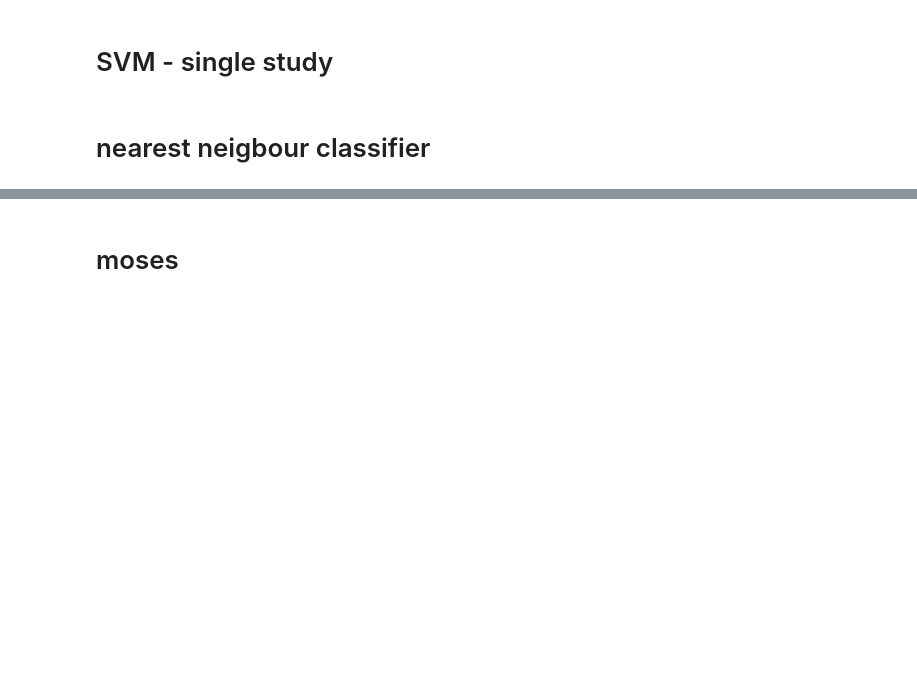
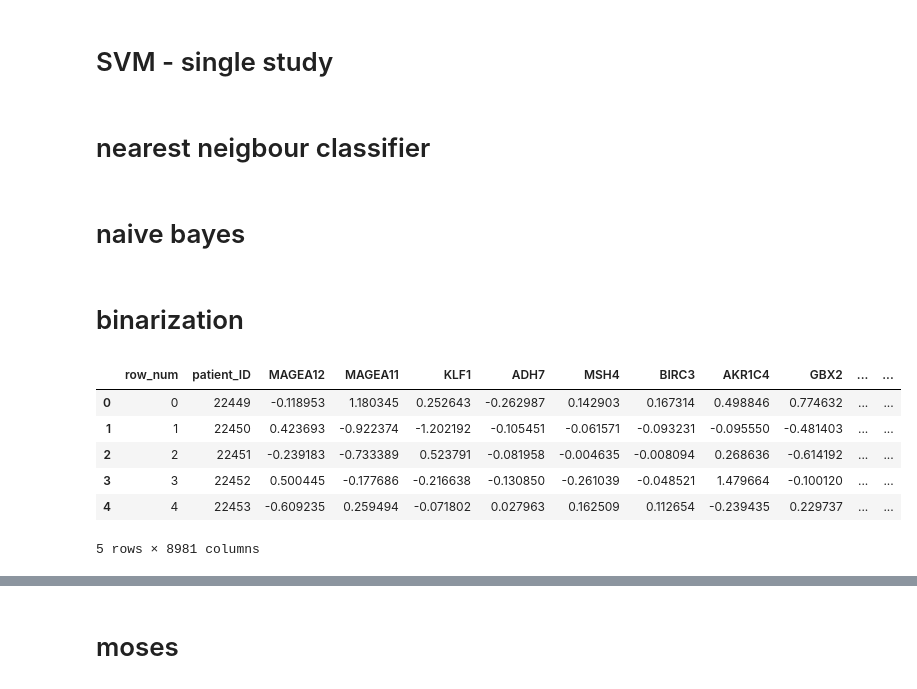
Before and after one commit to singnet/cancer, a Jupyter notebook: cancer-research.ipynb, the cells around one changed output, grey strips where cells are left out. Cells and saved outputs as stored; diff of their text form; code cells hidden in the pictures; blank space fills up the shorter version.

Commit message:
binarization

```diff
--- a/cancer-research.ipynb
+++ b/cancer-research.ipynb
@@ -52,7 +41,7 @@ dtype = {'DFS': pandas.Int64Dtype(),
 # %%
 def convert_surgery(x, surgery_mapping=dict()):
     if x not in surgery_mapping:
-        surgery_mapping[x] = len(surgery_mapping) + 1
+        surgery_mapping[x] = len(surgery_mapping)# + 1
     return surgery_mapping[x]
 
 
@@ -111,6 +185,7 @@ feature_columns = genes_features.columns.to_list()[1:] + treatment_columns
 # %%
 merged = pandas.merge(genes_features, bmc, left_on='patient_ID', right_on='patient_ID')
 merged = pandas.merge(merged, treatment, left_on='patient_ID', right_on='patient_ID')
+merged.insert(0, 'row_num', range(0,len(merged)))
 # %%
 def split_by_study(study_name=None):
     """
@@ -303,0 +431,2 @@ for key in nearest_total:
+# %% [markdown]
+# naive bayes
@@ -303,0 +451,12 @@ for key in nearest_total:
+# %% [markdown]
+# binarization
+# %%
+merged.head()
+# %% [output]
+|  | row_num | patient_ID | MAGEA12 | MAGEA11 | KLF1 | ADH7 | MSH4 | BIRC3 | AKR1C4 | GBX2 | ... | ... |
+| 0 | 0 | 22449 | -0.118953 | 1.180345 | 0.252643 | -0.262987 | 0.142903 | 0.167314 | 0.498846 | 0.774632 | ... | ... |
+| 1 | 1 | 22450 | 0.423693 | -0.922374 | -1.202192 | -0.105451 | -0.061571 | -0.093231 | -0.095550 | -0.481403 | ... | ... |
+| 2 | 2 | 22451 | -0.239183 | -0.733389 | 0.523791 | -0.081958 | -0.004635 | -0.008094 | 0.268636 | -0.614192 | ... | ... |
+| 3 | 3 | 22452 | 0.500445 | -0.177686 | -0.216638 | -0.130850 | -0.261039 | -0.048521 | 1.479664 | -0.100120 | ... | ... |
+| 4 | 4 | 22453 | -0.609235 | 0.259494 | -0.071802 | 0.027963 | 0.162509 | 0.112654 | -0.239435 | 0.229737 | ... | ... |
+5 rows × 8981 columns
```
Also changed, not shown: parts of 61 cells of this notebook.
